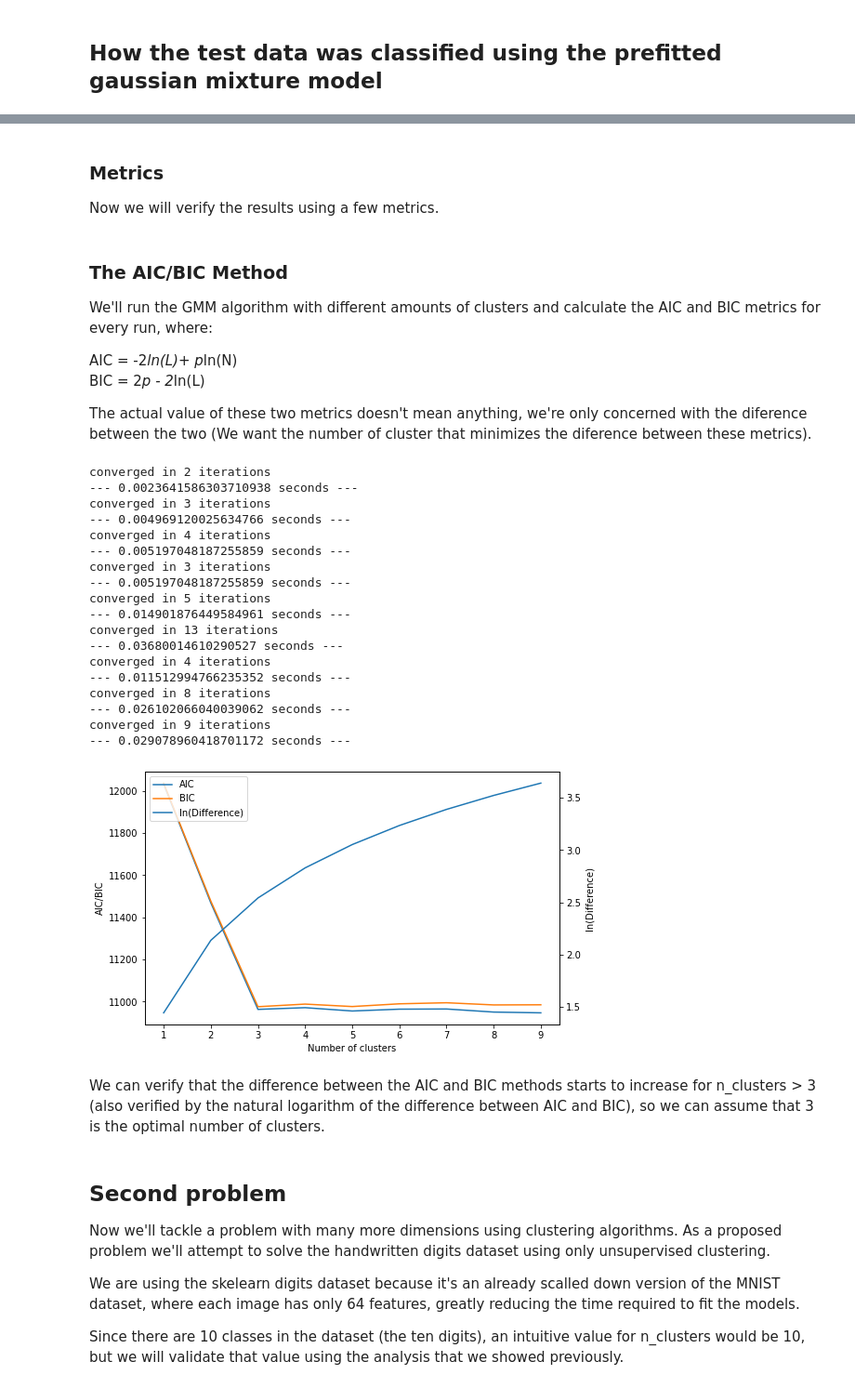
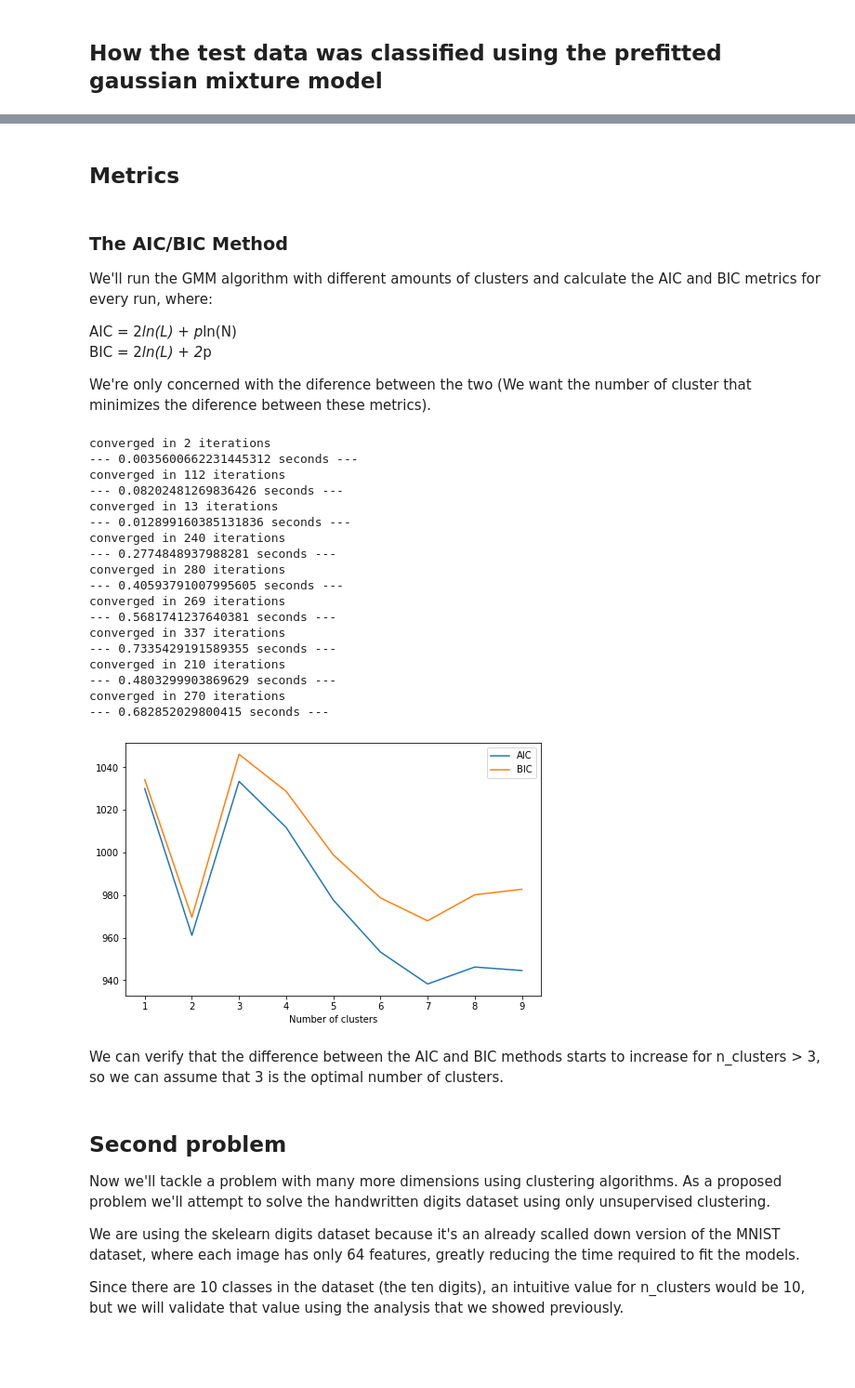
Before and after one commit to jovit/mc866-project-1, a Jupyter notebook: gmm.ipynb, the cells around one changed output, grey strips where cells are left out. Shown at 93% size. Drawn from its saved outputs; the diff is of its cells as text; code cells hidden in the pictures; blank space fills up the shorter version.

```diff
--- a/gmm.ipynb
+++ b/gmm.ipynb
@@ -120,4 +150,4 @@ plt.show()
 # %% [markdown]
 By observing the visualization of the dataset, we can verify that 3 clusters would be adequate.
 # %%
-gmm = GMM(data=df_train.to_numpy(), n_clusters=3)
+gmm = GMM(n_clusters=3)
@@ -155,0 +156,3 @@ array([2, 2, 2, 2, 0, 0, 0, 0, 0, 0, 0, 0, 0, 0, 0, 0, 0, 0, 0, 0, 0, 0,
+# %%
+train_data=df_train.to_numpy()
+gmm.clusters(data=train_data)
@@ -169,3 +192,3 @@ plt.show()
 # %%
-gmm.fit()
+gmm.fit(data=train_data)
 # %% [output]
@@ -212,58 +235,54 @@ plt.show()
-# %% [markdown]
-### Metrics
-
-Now we will verify the results using a few metrics.
+# %% [markdown]
+
+
+## Metrics
 # %% [markdown]
 ### The AIC/BIC Method
 We'll run the GMM algorithm with different amounts of clusters and calculate the AIC and BIC metrics for every run, where:
 
-AIC = -2*ln(L)+ p*ln(N)
-BIC = 2*p - 2*ln(L)
+AIC = 2*ln(L) + p*ln(N)
+BIC = 2*ln(L) + 2*p
 
-The actual value of these two metrics doesn't mean anything, we're only concerned with the diference between the two (We want the number of cluster that minimizes the diference between these metrics).
+We're only concerned with the diference between the two (We want the number of cluster that minimizes the diference between these metrics).
 # %%
+train_data = df_train.to_numpy()
 aic_values = []
 bic_values = []
 cluster_range = range(1, 10)
 for i in cluster_range:
-    gmm = GMM(data=df_train.to_numpy(), n_clusters=i)
-    gmm.fit()
-    aic_values.append(gmm.aic())
-    bic_values.append(gmm.bic())
+    gmm = GMM(n_clusters=i)
+    gmm.fit(data=train_data)
+    aic_values.append(gmm.aic(data=train_data))
+    bic_values.append(gmm.bic(data=train_data))
 
 fig, ax = plt.subplots(figsize=(8,5))
-ax2 = ax.twinx()
-
 ax.set_xlabel("Number of clusters")
-ax.set_ylabel("AIC/BIC")
-ax2.set_ylabel("ln(Difference)")
 p1, = ax.plot(cluster_range, aic_values, label="AIC") # the data
 p2, = ax.plot(cluster_range, bic_values, label="BIC") # the data
-p3, = ax2.plot(cluster_range, np.log(np.subtract(bic_values, aic_values)), label="ln(Difference)") # the data
-plt.legend(handles=[p1, p2, p3])
+plt.legend(handles=[p1, p2])
 plt.show()
 # %% [output]
 converged in 2 iterations
---- 0.0023641586303710938 seconds ---
-converged in 3 iterations
---- 0.004969120025634766 seconds ---
-converged in 4 iterations
---- 0.005197048187255859 seconds ---
-converged in 3 iterations
---- 0.005197048187255859 seconds ---
-converged in 5 iterations
---- 0.014901876449584961 seconds ---
+--- 0.0035600662231445312 seconds ---
+converged in 112 iterations
+--- 0.08202481269836426 seconds ---
 converged in 13 iterations
---- 0.03680014610290527 seconds ---
-converged in 4 iterations
---- 0.011512994766235352 seconds ---
-converged in 8 iterations
---- 0.026102066040039062 seconds ---
-converged in 9 iterations
---- 0.029078960418701172 seconds ---
+--- 0.012899160385131836 seconds ---
+converged in 240 iterations
+--- 0.2774848937988281 seconds ---
+converged in 280 iterations
+--- 0.40593791007995605 seconds ---
+converged in 269 iterations
+--- 0.5681741237640381 seconds ---
+converged in 337 iterations
+--- 0.7335429191589355 seconds ---
+converged in 210 iterations
+--- 0.4803299903869629 seconds ---
+converged in 270 iterations
+--- 0.682852029800415 seconds ---
-[figure, old version]
+[figure, new version]
 # %% [markdown]
-We can verify that the difference between the AIC and BIC methods starts to increase for n_clusters > 3 (also verified by the natural logarithm of the difference between AIC and BIC), so we can assume that 3 is the optimal number of clusters.
+We can verify that the difference between the AIC and BIC methods starts to increase for n_clusters > 3, so we can assume that 3 is the optimal number of clusters.
 # %% [markdown]
 ## Second problem
 Now we'll tackle a problem with many more dimensions using clustering algorithms. As a proposed problem we'll attempt to solve the handwritten digits dataset using only unsupervised clustering.
```
Also changed, not shown: parts of 28 cells of this notebook.
